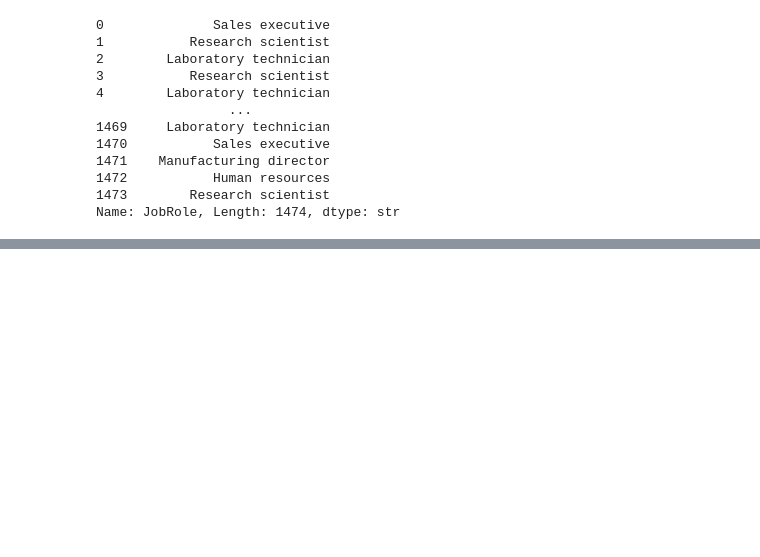
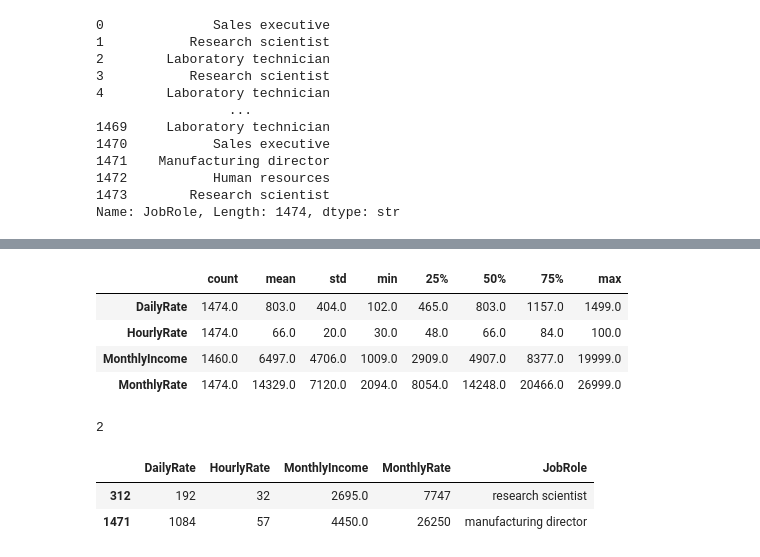
Before and after one commit to Lumo88/project-da-promo-65-modulo-3-team-1, a Jupyter notebook: Proyecto_Organizacion.ipynb, the cells around one changed output, grey strips where cells are left out. Saved outputs shown, nothing was run; the diff lists cells and outputs as text; code cells hidden in the pictures; blank space fills up the shorter version.

```diff
--- a/Proyecto_Organizacion.ipynb
+++ b/Proyecto_Organizacion.ipynb
@@ -259,0 +400,15 @@ Name: JobRole, Length: 1474, dtype: str
+# %%
+display(round(df_talento[['DailyRate', 'HourlyRate', 'MonthlyIncome', 'MonthlyRate']].describe().T), 2)
+# %% [output]
+|  | count | mean | std | min | 25% | 50% | 75% | max |
+| DailyRate | 1474.0 | 803.0 | 404.0 | 102.0 | 465.0 | 803.0 | 1157.0 | 1499.0 |
+| HourlyRate | 1474.0 | 66.0 | 20.0 | 30.0 | 48.0 | 66.0 | 84.0 | 100.0 |
+| MonthlyIncome | 1460.0 | 6497.0 | 4706.0 | 1009.0 | 2909.0 | 4907.0 | 8377.0 | 19999.0 |
+| MonthlyRate | 1474.0 | 14329.0 | 7120.0 | 2094.0 | 8054.0 | 14248.0 | 20466.0 | 26999.0 |
+2
+# %%
+df_talento[['DailyRate', 'HourlyRate', 'MonthlyIncome', 'MonthlyRate', 'JobRole']].sample(2)
+# %% [output]
+|  | DailyRate | HourlyRate | MonthlyIncome | MonthlyRate | JobRole |
+| 312 | 192 | 32 | 2695.0 | 7747 | research scientist |
+| 1471 | 1084 | 57 | 4450.0 | 26250 | manufacturing director |
```
Also changed, not shown: parts of 21 cells of this notebook, 1 other file.
